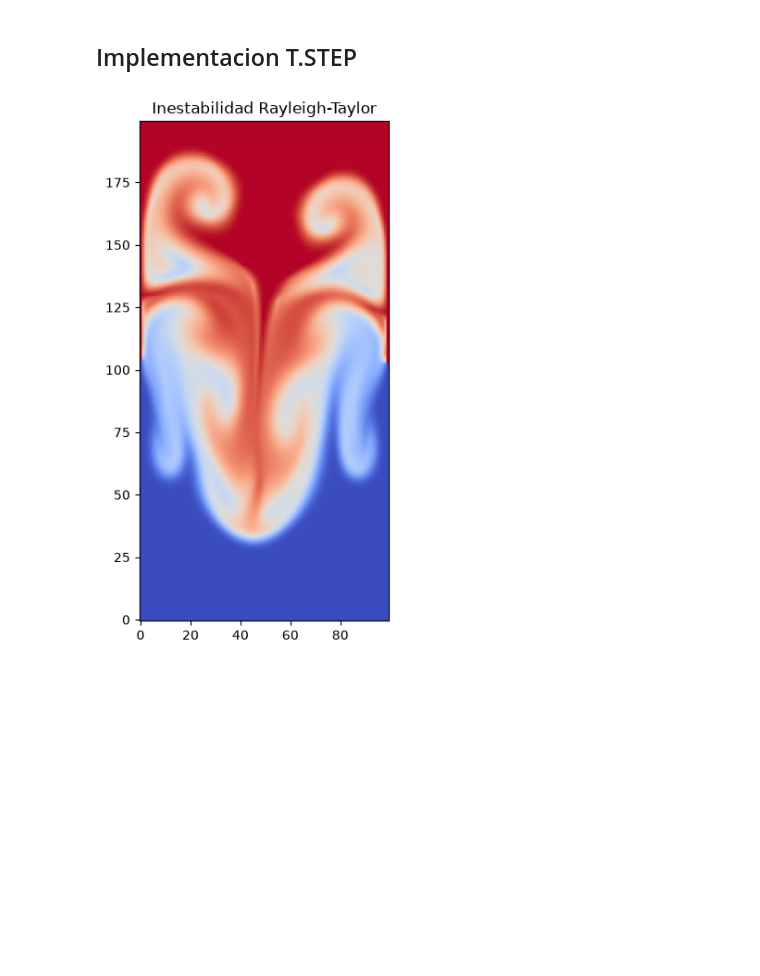
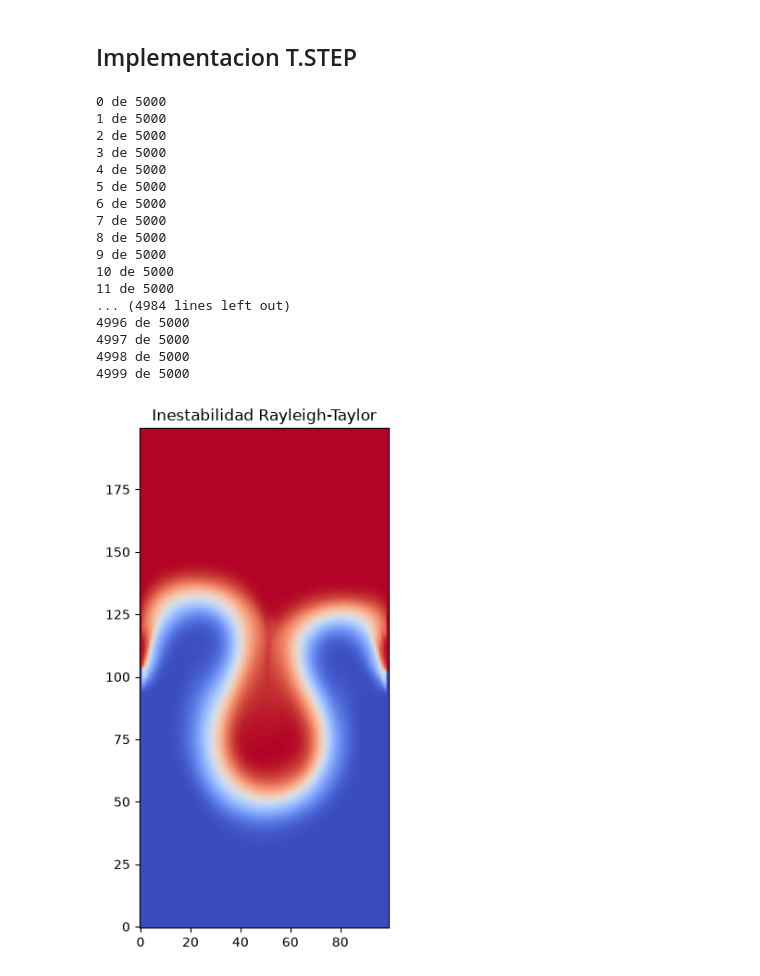
Before and after one commit to ProfRTRD/CA_repo, a Jupyter notebook: Proyecto2 - Rayleigh Taylor/Proyecto 2.ipynb, the cells around one changed output. Saved outputs shown, nothing was run; the diff lists cells and outputs as text; code cells hidden in the pictures; blank space fills up the shorter version.

Commit message:
se añadio campo magnetico

```diff
--- a/Proyecto2 - Rayleigh Taylor/Proyecto 2.ipynb
+++ b/Proyecto2 - Rayleigh Taylor/Proyecto 2.ipynb
@@ -113,23 +113,32 @@ dx = dy = 0.05
 g = 9.81
 rho_0 = 1.0
 dt = 0.005       # Paso de tiempo pequeño para cumplir CFL
-pasos = 1300
+pasos = 5000
 
 #Inicialización de campos
 omega = np.zeros((Ny, Nx))
 psi   = np.zeros((Ny, Nx))
 rho   = np.zeros((Ny, Nx))
 
+# Nuevos parámetros MHD
+eta = 0.001     # Difusividad magnética (resistividad)
+B0 = 0.5        # Fuerza del campo magnético inicial horizontal
+
 #Condición inicial: Perturbación en la interfaz
 for j in range(Ny):
     for i in range(Nx):
         y_interface = (Ny / 2) + 3.0 * np.cos(2 * np.pi * i / Nx)
         rho[j, i] = 1.0 if j > y_interface else 0.9  # Pesado arriba, ligero abajo
+
+# Inicialización de campos magnéticos
+A = np.zeros((Ny, Nx))
+# Un campo B_x uniforme significa que A = B0 * y
+for j in range(Ny):
+    A[j, :] = B0 * (j * dy)
 # %% [markdown]
 ## Implementacion T.STEP
 # %%
 #Bucle Principal
-
 for n in range(pasos):
     #Velocidades (u, v)
     dpsi_dy, dpsi_dx = np.gradient(psi, dy, dx)
@@ -151,33 +160,86 @@ for n in range(pasos):
     advec_rho = (u_pos[1:-1, 1:-1] * drho_dx_bwd + u_neg[1:-1, 1:-1] * drho_dx_fwd +
                  v_pos[1:-1, 1:-1] * drho_dy_bwd + v_neg[1:-1, 1:-1] * drho_dy_fwd)
 
+    # 1. Advección del Potencial Magnético (A) con tu esquema Upwind
+    dA_dx_bwd = (A[1:-1, 1:-1] - A[1:-1, :-2]) / dx
+    dA_dx_fwd = (A[1:-1, 2:]   - A[1:-1, 1:-1]) / dx
+    dA_dy_bwd = (A[1:-1, 1:-1] - A[:-2, 1:-1]) / dy
+    dA_dy_fwd = (A[2:, 1:-1]   - A[1:-1, 1:-1]) / dy
+
+    advec_A = (u_pos[1:-1, 1:-1] * dA_dx_bwd + u_neg[1:-1, 1:-1] * dA_dx_fwd +
+               v_pos[1:-1, 1:-1] * dA_dy_bwd + v_neg[1:-1, 1:-1] * dA_dy_fwd)
+
+    # 2. Laplaciano de A para difusión y para la corriente J
+    laplaciano_A = (A[1:-1, 2:] + A[1:-1, :-2] + A[2:, 1:-1] + A[:-2, 1:-1] - 4 * A[1:-1, 1:-1]) / (dx**2)
+    J = -laplaciano_A
+
+    # Actualizar A (Inducción + Difusión)
+    A[1:-1, 1:-1] -= dt * (advec_A - eta * laplaciano_A)
+
+    # 3. Calcular el campo magnético actual Bx, By (Diferencias centrales)
+    Bx = np.zeros((Ny, Nx))
+    By = np.zeros((Ny, Nx))
+    Bx[1:-1, 1:-1] = (A[2:, 1:-1] - A[:-2, 1:-1]) / (2 * dy)
+    By[1:-1, 1:-1] = -(A[1:-1, 2:] - A[1:-1, :-2]) / (2 * dx)
+
     #Advección de omega
     dom_dx_bwd = (omega[1:-1, 1:-1] - omega[1:-1, :-2]) / dx
     dom_dx_fwd = (omega[1:-1, 2:]   - omega[1:-1, 1:-1]) / dx
     dom_dy_bwd = (omega[1:-1, 1:-1] - omega[:-2, 1:-1]) / dy
     dom_dy_fwd = (omega[2:, 1:-1]   - omega[1:-1, 1:-1]) / dy
 
     advec_omega = (u_pos[1:-1, 1:-1] * dom_dx_bwd + u_neg[1:-1, 1:-1] * dom_dx_fwd +
                    v_pos[1:-1, 1:-1] * dom_dy_bwd + v_neg[1:-1, 1:-1] * dom_dy_fwd)
+    # Gradientes de la corriente J
+    dJ_dx = np.zeros((Ny, Nx))
+    dJ_dy = np.zeros((Ny, Nx))
+    # Usamos una matriz un poco más pequeña para no salirnos de los límites de J
+    dJ_dx[2:-2, 2:-2] = (J[1:-1, 2:] - J[1:-1, :-2]) / (2 * dx)
+    dJ_dy[2:-2, 2:-2] = (J[2:, 1:-1] - J[:-2, 1:-1]) / (2 * dy)
 
+    # Rotacional de la Fuerza de Lorentz: (B * nabla) J
+    fuerza_lorentz = (Bx[2:-2, 2:-2] * dJ_dx[2:-2, 2:-2] + By[2:-2, 2:-2] * dJ_dy[2:-2, 2:-2]) / rho_0
+
+    # Actualizar omega con Advección, Gravedad (ya lo tienes) y ahora Lorentz
     rho[1:-1, 1:-1]   -= dt * advec_rho
     omega[1:-1, 1:-1] -= dt * advec_omega
+
+    omega[1:-1, 1:-1] -= dt * (g / rho_0) * drho_dx[1:-1, 1:-1]
+    omega[2:-2, 2:-2] += dt * fuerza_lorentz
 
     #Fuente de Gravedad
     _, drho_dx = np.gradient(rho, dy, dx)
     omega[1:-1, 1:-1] -= dt * (g / rho_0) * drho_dx[1:-1, 1:-1]
 
     #Poisson (Jacobi)
     for _ in range(100):
         psi[1:-1, 1:-1] = 0.25 * (
             psi[1:-1, 2:] + psi[1:-1, :-2] +
             psi[2:, 1:-1] + psi[:-2, 1:-1] +
             (dx**2) * omega[1:-1, 1:-1]
         )
+    print(n, "de", pasos)
 fig, ax = plt.subplots(figsize=(4, 7))
 ax.imshow(rho, cmap='coolwarm', origin='lower')
 ax.set_title("Inestabilidad Rayleigh-Taylor")
 plt.ioff()
 plt.show()
 # %% [output]
+0 de 5000
+1 de 5000
+2 de 5000
+3 de 5000
+4 de 5000
+5 de 5000
+6 de 5000
+7 de 5000
+8 de 5000
+9 de 5000
+10 de 5000
+11 de 5000
+... (4984 lines left out)
+4996 de 5000
+4997 de 5000
+4998 de 5000
+4999 de 5000
-[figure, old version]
+[figure, new version]
```
Also changed, not shown: parts of 1 cell of this notebook.
